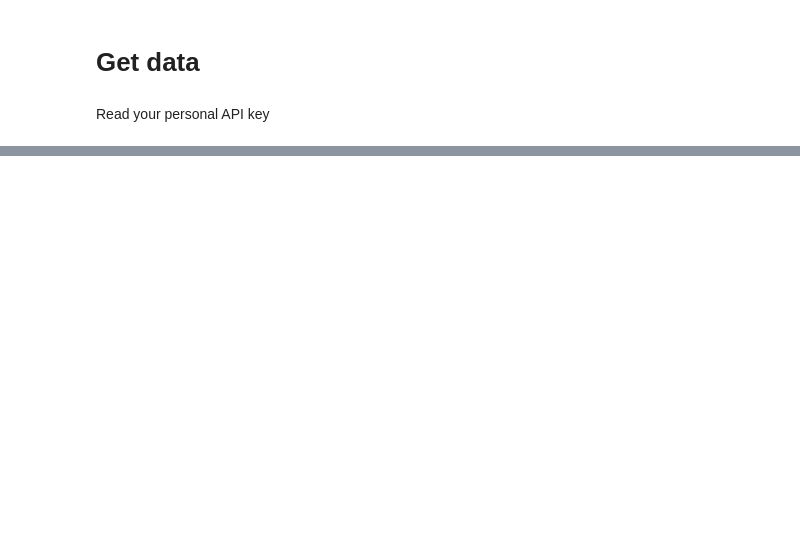
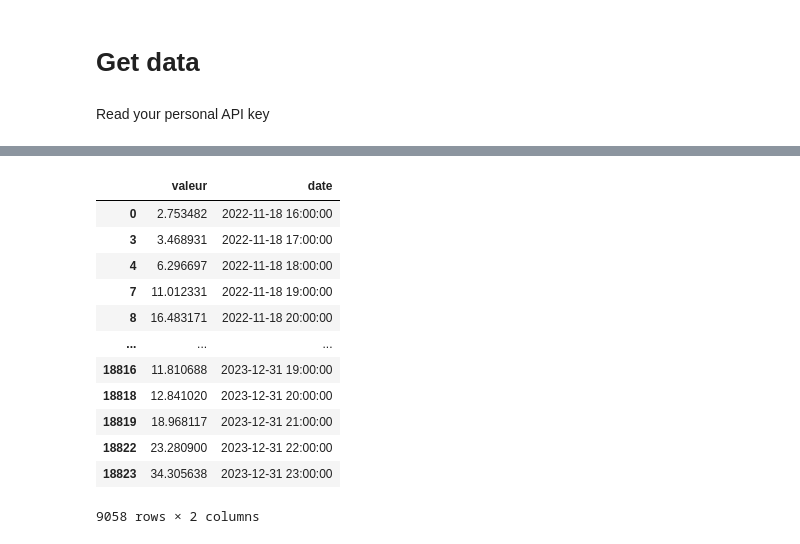
Before and after one commit to jExbrayat/atmo_challenge, a Jupyter notebook: notebooks/exploratory_analysis.ipynb, the cells around one changed output, grey strips where cells are left out. Cells and saved outputs as stored; diff of their text form; code cells hidden in the pictures; blank space fills up the shorter version.

```diff
--- a/notebooks/exploratory_analysis.ipynb
+++ b/notebooks/exploratory_analysis.ipynb
@@ -50,0 +101,16 @@ data = json.loads(response.text)
+# %%
+SMH.get_microsensor_values()
+# %% [output]
+|  | valeur | date |
+| 0 | 2.753482 | 2022-11-18 16:00:00 |
+| 3 | 3.468931 | 2022-11-18 17:00:00 |
+| 4 | 6.296697 | 2022-11-18 18:00:00 |
+| 7 | 11.012331 | 2022-11-18 19:00:00 |
+| 8 | 16.483171 | 2022-11-18 20:00:00 |
+| ... | ... | ... |
+| 18816 | 11.810688 | 2023-12-31 19:00:00 |
+| 18818 | 12.841020 | 2023-12-31 20:00:00 |
+| 18819 | 18.968117 | 2023-12-31 21:00:00 |
+| 18822 | 23.280900 | 2023-12-31 22:00:00 |
+| 18823 | 34.305638 | 2023-12-31 23:00:00 |
+9058 rows × 2 columns
```
Also changed, not shown: parts of 9 cells of this notebook, 1 other file.
